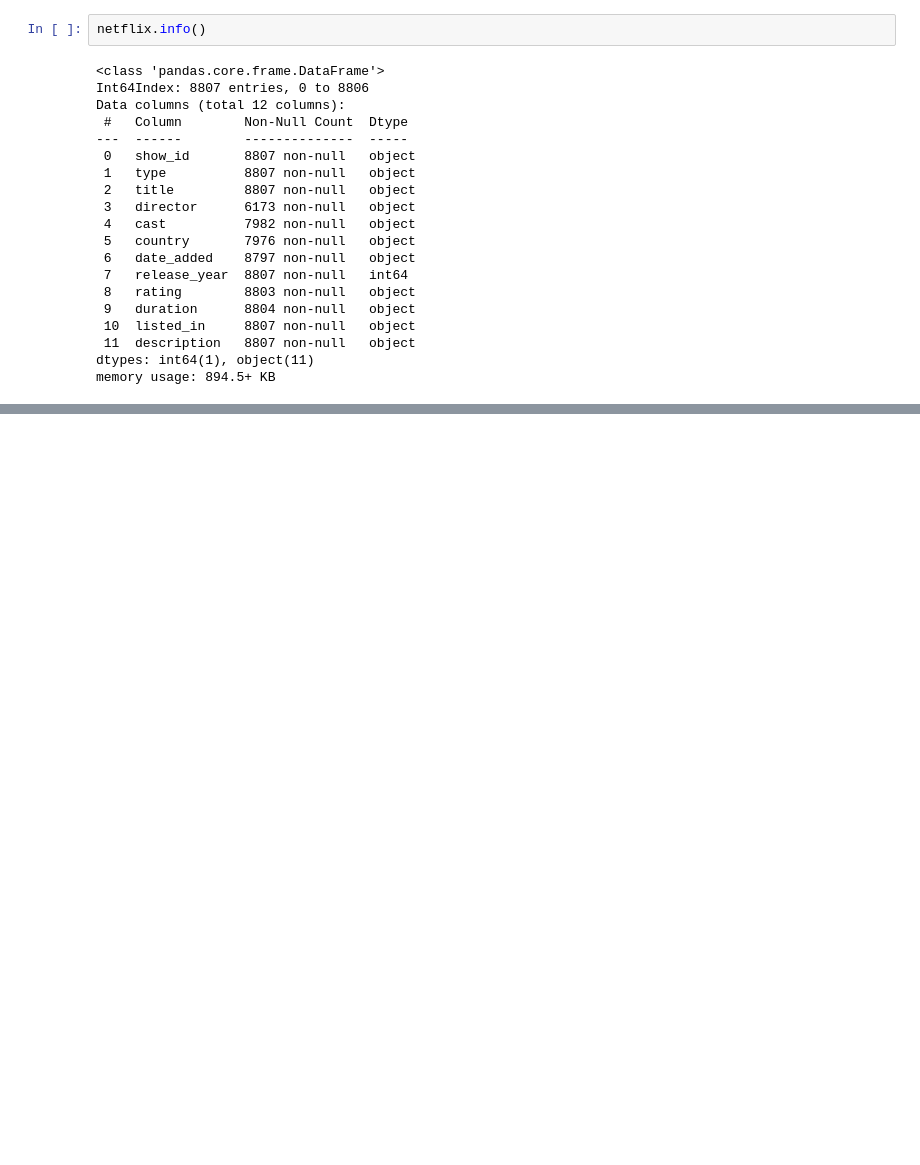
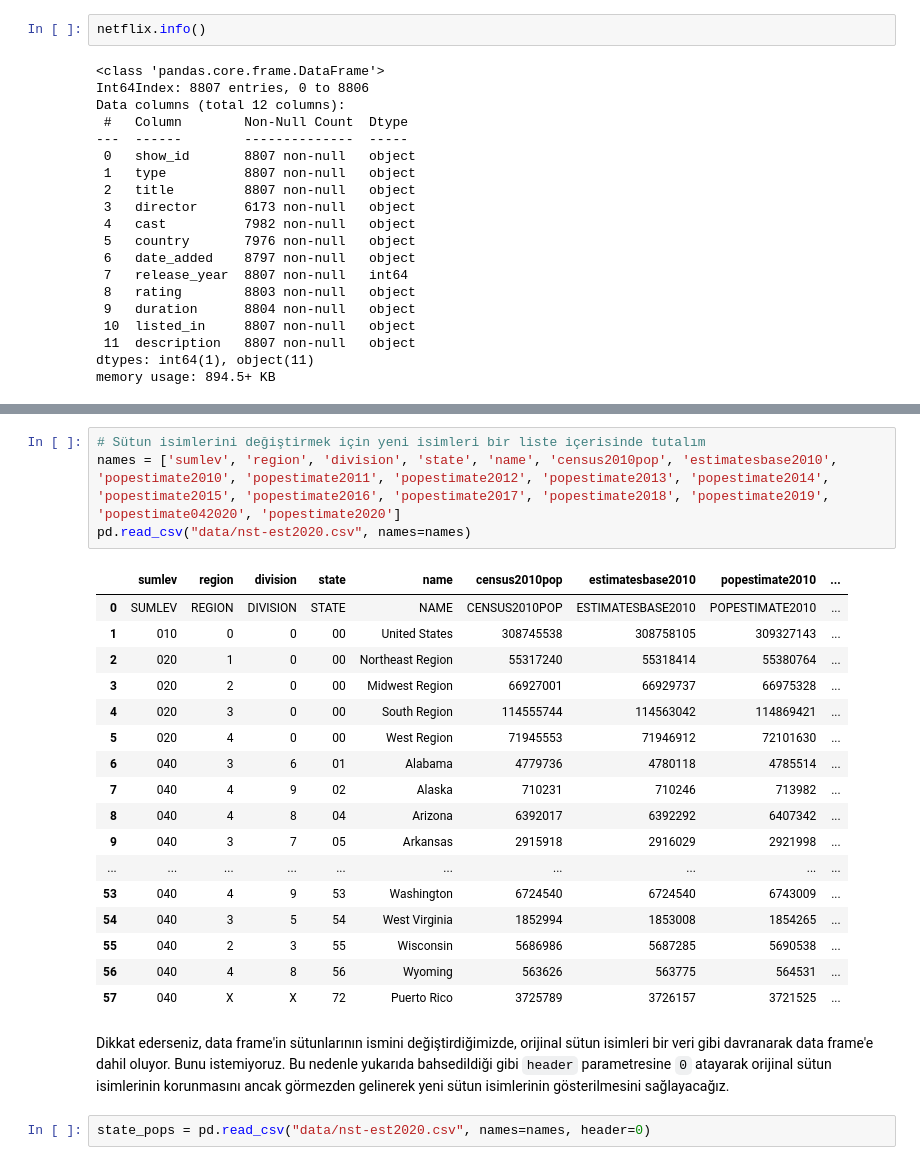
Before and after one commit to halimocakli/Data-Analysis-Practices, a Jupyter notebook: 01_DataFrames_Intro.ipynb, the cells around one changed output, grey strips where cells are left out. Saved outputs shown, nothing was run; the diff lists cells and outputs as text; blank space fills up the shorter version.

```diff
--- a/01_DataFrames_Intro.ipynb
+++ b/01_DataFrames_Intro.ipynb
@@ -397,0 +423,26 @@ netflix.head()
+# %%
+# Sütun isimlerini değiştirmek için yeni isimleri bir liste içerisinde tutalım
+names = ['sumlev', 'region', 'division', 'state', 'name', 'census2010pop', 'estimatesbase2010', 'popestimate2010', 'popestimate2011', 'popestimate2012', 'popestimate2013', 'popestimate2014', 'popestimate2015', 'popestimate2016', 'popestimate2017', 'popestimate2018', 'popestimate2019', 'popestimate042020', 'popestimate2020']
+pd.read_csv("data/nst-est2020.csv", names=names)
+# %% [output]
+|  | sumlev | region | division | state | name | census2010pop | estimatesbase2010 | popestimate2010 | ... |
+| 0 | SUMLEV | REGION | DIVISION | STATE | NAME | CENSUS2010POP | ESTIMATESBASE2010 | POPESTIMATE2010 | ... |
+| 1 | 010 | 0 | 0 | 00 | United States | 308745538 | 308758105 | 309327143 | ... |
+| 2 | 020 | 1 | 0 | 00 | Northeast Region | 55317240 | 55318414 | 55380764 | ... |
+| 3 | 020 | 2 | 0 | 00 | Midwest Region | 66927001 | 66929737 | 66975328 | ... |
+| 4 | 020 | 3 | 0 | 00 | South Region | 114555744 | 114563042 | 114869421 | ... |
+| 5 | 020 | 4 | 0 | 00 | West Region | 71945553 | 71946912 | 72101630 | ... |
+| 6 | 040 | 3 | 6 | 01 | Alabama | 4779736 | 4780118 | 4785514 | ... |
+| 7 | 040 | 4 | 9 | 02 | Alaska | 710231 | 710246 | 713982 | ... |
+| 8 | 040 | 4 | 8 | 04 | Arizona | 6392017 | 6392292 | 6407342 | ... |
+| 9 | 040 | 3 | 7 | 05 | Arkansas | 2915918 | 2916029 | 2921998 | ... |
+| ... | ... | ... | ... | ... | ... | ... | ... | ... | ... |
+| 53 | 040 | 4 | 9 | 53 | Washington | 6724540 | 6724540 | 6743009 | ... |
+| 54 | 040 | 3 | 5 | 54 | West Virginia | 1852994 | 1853008 | 1854265 | ... |
+| 55 | 040 | 2 | 3 | 55 | Wisconsin | 5686986 | 5687285 | 5690538 | ... |
+| 56 | 040 | 4 | 8 | 56 | Wyoming | 563626 | 563775 | 564531 | ... |
+| 57 | 040 | X | X | 72 | Puerto Rico | 3725789 | 3726157 | 3721525 | ... |
+# %% [markdown]
+Dikkat ederseniz, data frame'in sütunlarının ismini değiştirdiğimizde, orijinal sütun isimleri bir veri gibi davranarak data frame'e dahil oluyor. Bunu istemiyoruz. Bu nedenle yukarıda bahsedildiği gibi `header` parametresine `0` atayarak orijinal sütun isimlerinin korunmasını ancak görmezden gelinerek yeni sütun isimlerinin gösterilmesini sağlayacağız.
+# %%
+state_pops = pd.read_csv("data/nst-est2020.csv", names=names, header=0)
```
Also changed, not shown: parts of 5 cells of this notebook.
